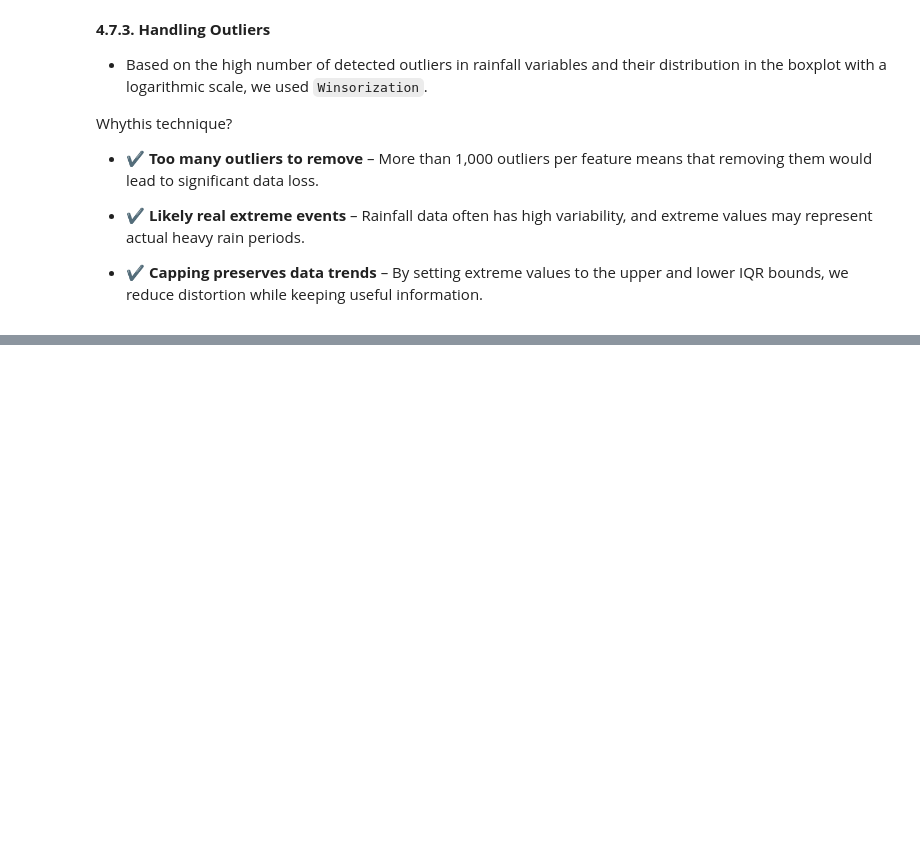
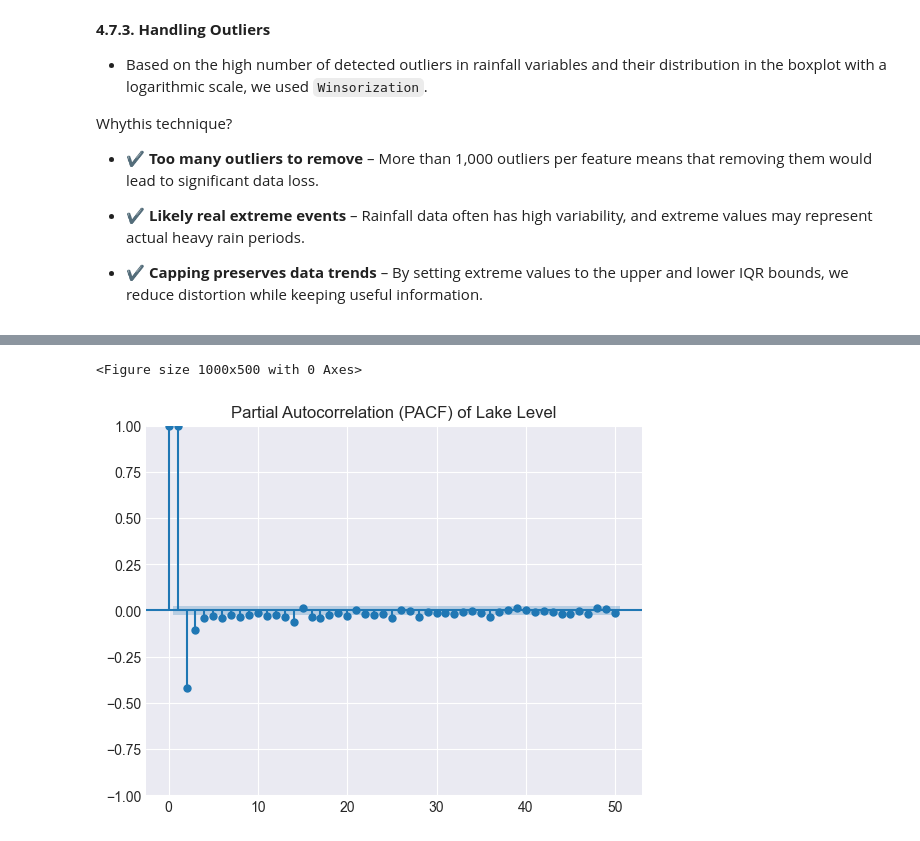
Before and after one commit to jenuzho/SMART-WATER-ANALYTICS-Times-Series, a Jupyter notebook: src/explore.ipynb, the cells around one changed output, grey strips where cells are left out. Cells and saved outputs as stored; diff of their text form; code cells hidden in the pictures; blank space fills up the shorter version.

```diff
--- a/src/explore.ipynb
+++ b/src/explore.ipynb
@@ -1055,0 +1141,9 @@ for feature in features:
+# %%
+# Plot PACF for Lake Level
+plt.figure(figsize=(10, 5))
+plot_pacf(df['Lake_Level'], lags=50)  # Adjust lags if needed
+plt.title("Partial Autocorrelation (PACF) of Lake Level")
+plt.show()
+# %% [output]
+<Figure size 1000x500 with 0 Axes>
+[figure, added]
```
Also changed, not shown: parts of 12 cells of this notebook.
